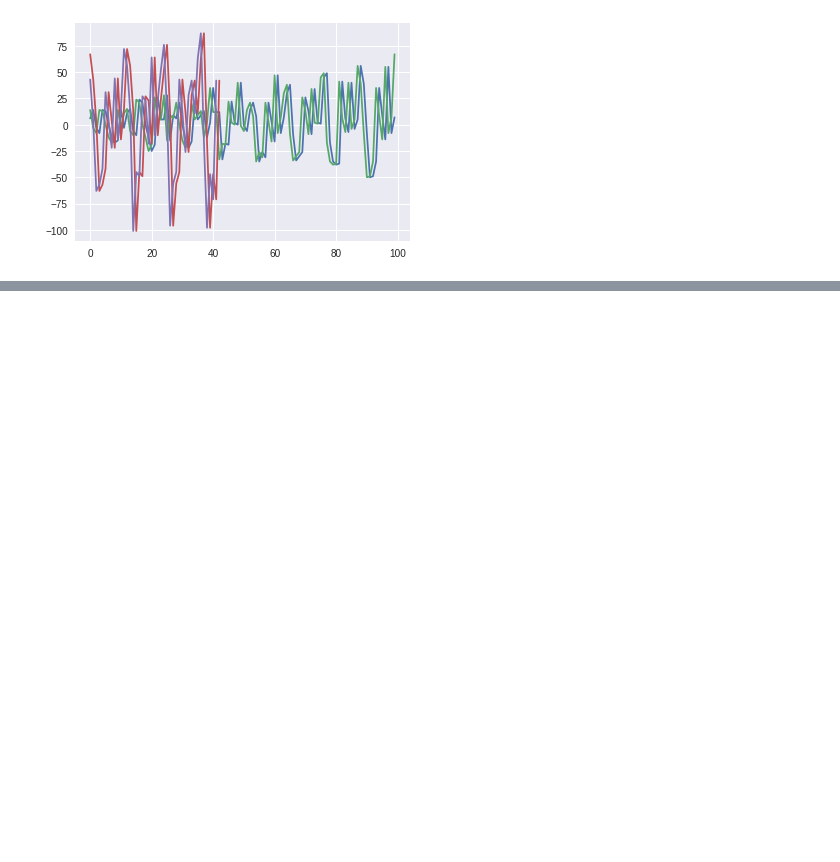
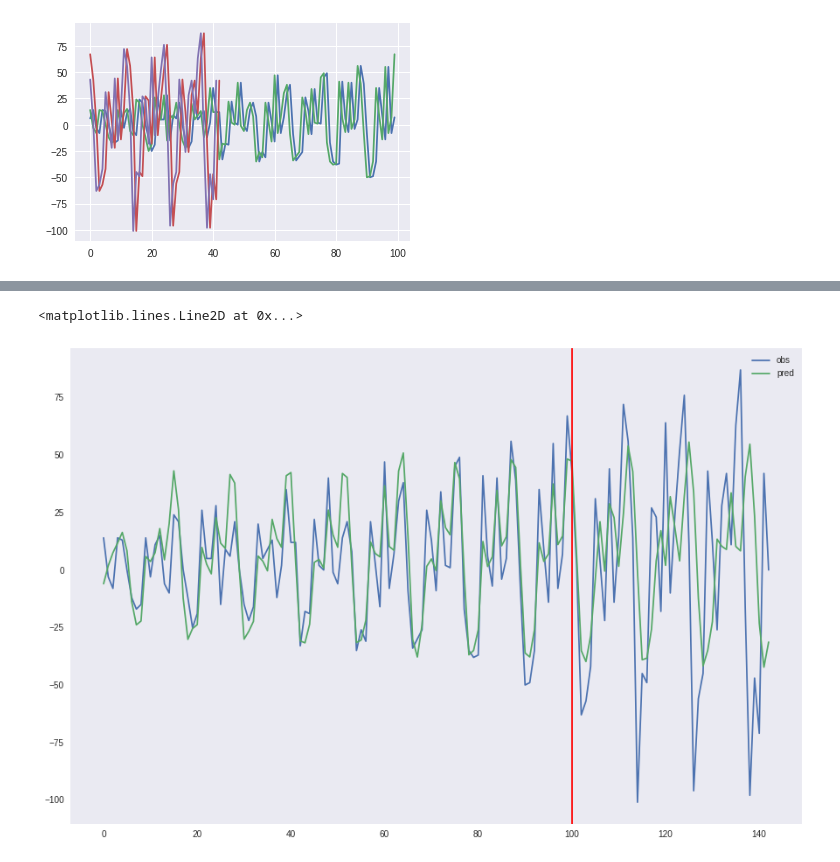
Before and after one commit to june1st/GoogleColab, a Jupyter notebook: ChaienrLSTM.ipynb, the cells around one changed output, grey strips where cells are left out. Saved outputs shown, nothing was run; the diff lists cells and outputs as text; code cells hidden in the pictures; blank space fills up the shorter version.

```diff
--- a/ChaienrLSTM.ipynb
+++ b/ChaienrLSTM.ipynb
@@ -306,0 +401,15 @@ log.plot(y=['main/loss', 'validation/main/loss'],
+# %%
+obs_unscale = ysclr.inverse_transform(obs)
+pred_unscale = ysclr.inverse_transform(pred)
+
+plt.figure(figsize=(15,10))
+
+plt.plot(obs_unscale, label='obs')
+plt.plot(pred_unscale, label='pred')
+
+plt.grid()
+plt.legend()
+plt.axvline(n_train, color='r')
+# %% [output]
+<matplotlib.lines.Line2D at 0x...>
+[figure, added]
```
Also changed, not shown: parts of 6 cells of this notebook.
